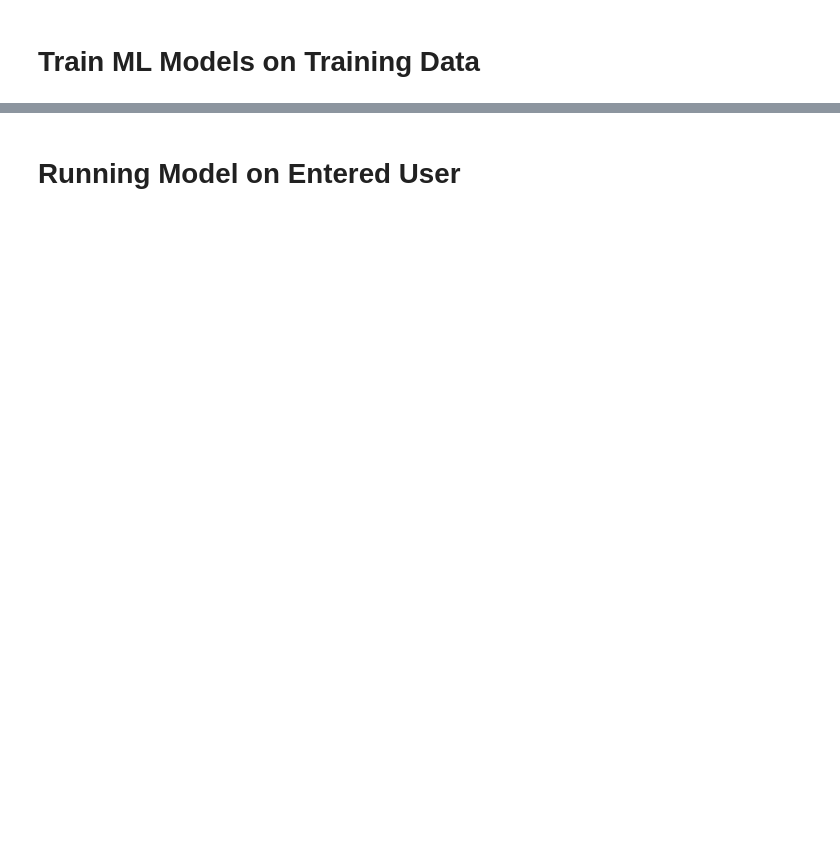
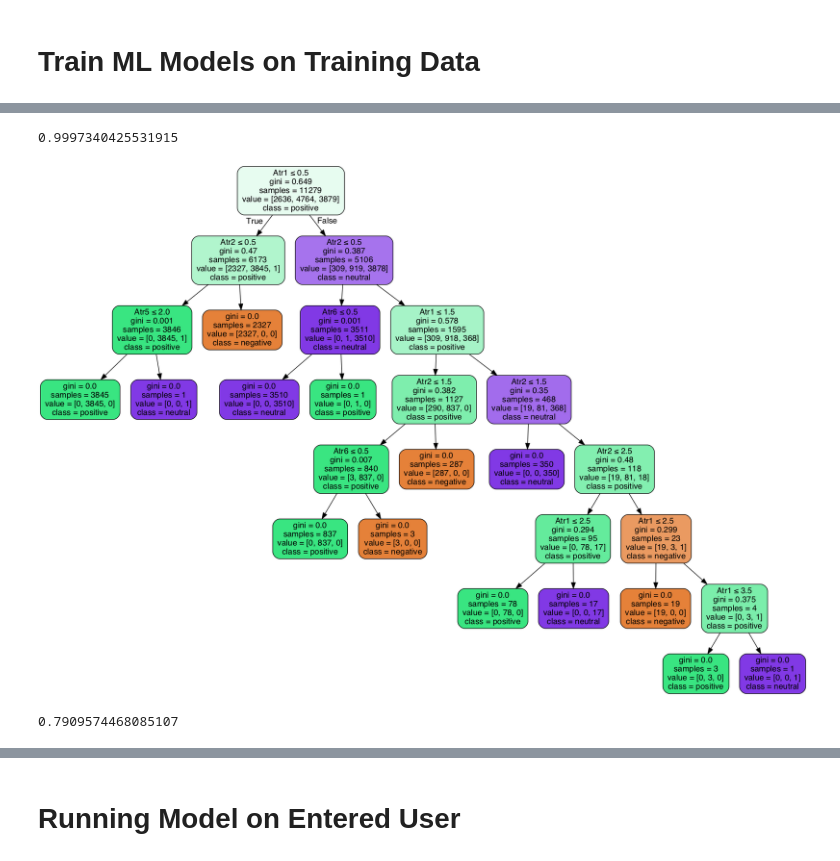
Before and after one commit to ryanherren/Tweet-Sentiment-Model, a Jupyter notebook: DS301_Notebook.ipynb, the cells around one changed output, grey strips where cells are left out. Saved outputs shown, nothing was run; the diff lists cells and outputs as text; code cells hidden in the pictures; blank space fills up the shorter version.

Commit message:
added two working decision tree classifiers and a UI to select between the 3 models

```diff
--- a/DS301_Notebook.ipynb
+++ b/DS301_Notebook.ipynb
@@ -364,6 +333,16 @@ def standardize_sentiment(x, y):
         else:
             ret = 'positive'
     return ret
+# %%
+def standardize_sentiment2(x, y):
+#     print(row['pos_total'])
+    if x > y:
+        ret = 'positive'
+    elif x < y:
+        ret = 'negative'
+    else:
+        ret = 'neutral'
+    return ret
 # %%
 sentiment1 = []
 for index, row in training_data.iterrows():
@@ -376,3 +354,11 @@ training_data.insert(0, 'sentiment', sentiment1)
+# %%
+sentiment2 = []
+for index, row in training_data_copy.iterrows():
+    x = row['pos_total']
+    y = row['neg_total']
+    sentiment2.append(standardize_sentiment2(x, y))
+training_data_copy = training_data_copy.drop(columns='sentiment')
+training_data_copy.insert(0, 'sentiment', sentiment2)
 # %%
 sns.lmplot('pos_total', 'neg_total', data = training_data, hue = 'sentiment')
 # %% [output]
@@ -421,0 +417,24 @@ plt.show()
+# %%
+dt_X = training_data_copy[['pos_words','neg_words','num_mentions','num_hashtags','num_positive_emojis','num_negative_emojis']].to_numpy()
+dt_y = training_data_copy[['sentiment']].to_numpy()
+X_train, X_test, y_train, y_test = train_test_split(dt_X, dt_y)
+# %%
+dtc_model = DecisionTreeClassifier()
+dtc_model = dtc_model.fit(X_train, y_train)
+y_pred = dtc_model.predict(X_test)
+
+metrics.accuracy_score(y_test, y_pred)
+# %% [output]
+0.9997340425531915
+# %%
+feature_cols = ['Atr1', 'Atr2', 'Atr3', 'Atr4', 'Atr5', 'Atr6']
+
+dot_data = StringIO()
+export_graphviz(dtc_model, out_file=dot_data,
+                filled=True, rounded=True,
+                special_characters=True,feature_names = feature_cols,class_names=['negative','positive', 'neutral'])
+graph = pydotplus.graph_from_dot_data(dot_data.getvalue())
+graph.write_png('sentiment.png')
+Image(graph.create_png())
+# %% [output]
+[figure, added]
@@ -421,0 +447,8 @@ plt.show()
+# %%
+dtc_model2 = DecisionTreeClassifier()
+dtc_model2 = dtc_model2.fit(X_train, y_train)
+y_pred = dtc_model2.predict(X_test)
+
+metrics.accuracy_score(y_test, y_pred)
+# %% [output]
+0.7909574468085107
```
Also changed, not shown: parts of 23 cells of this notebook, 1 other file.
